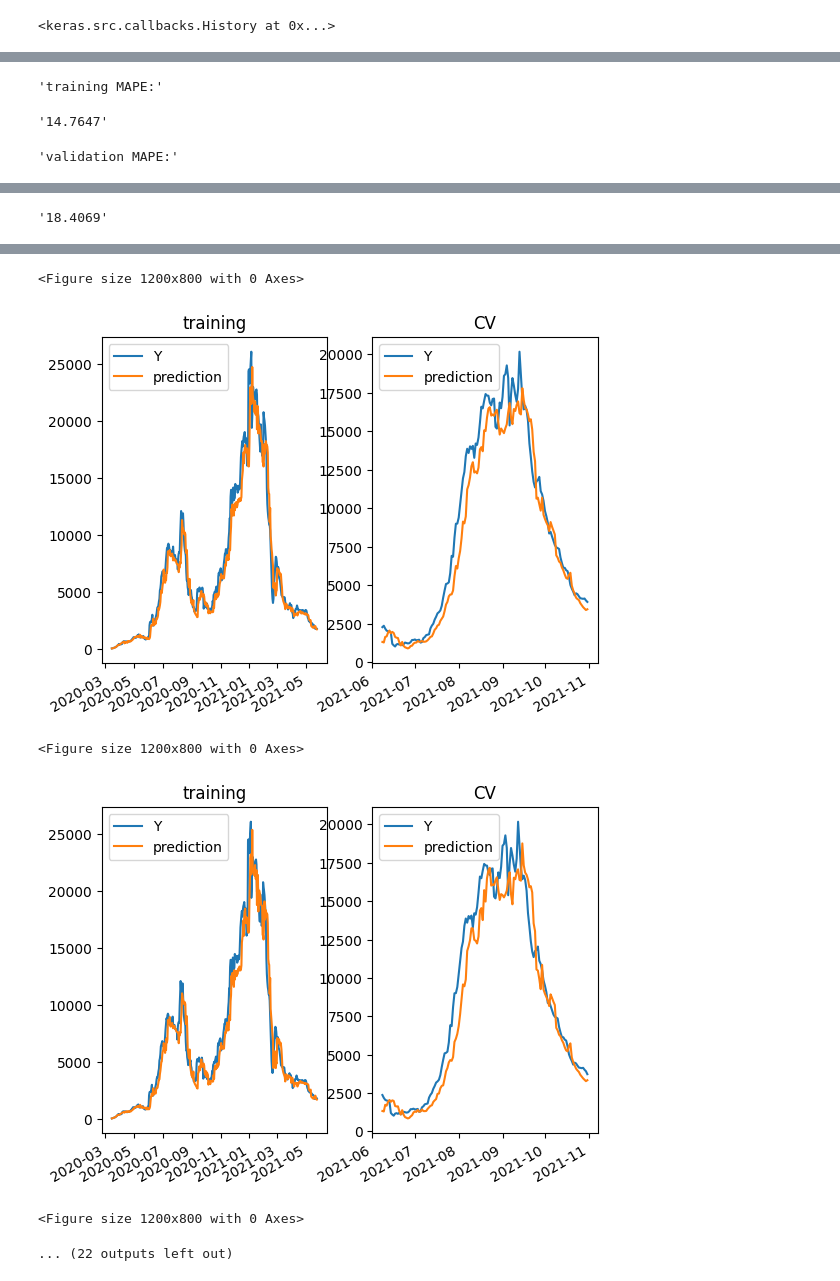
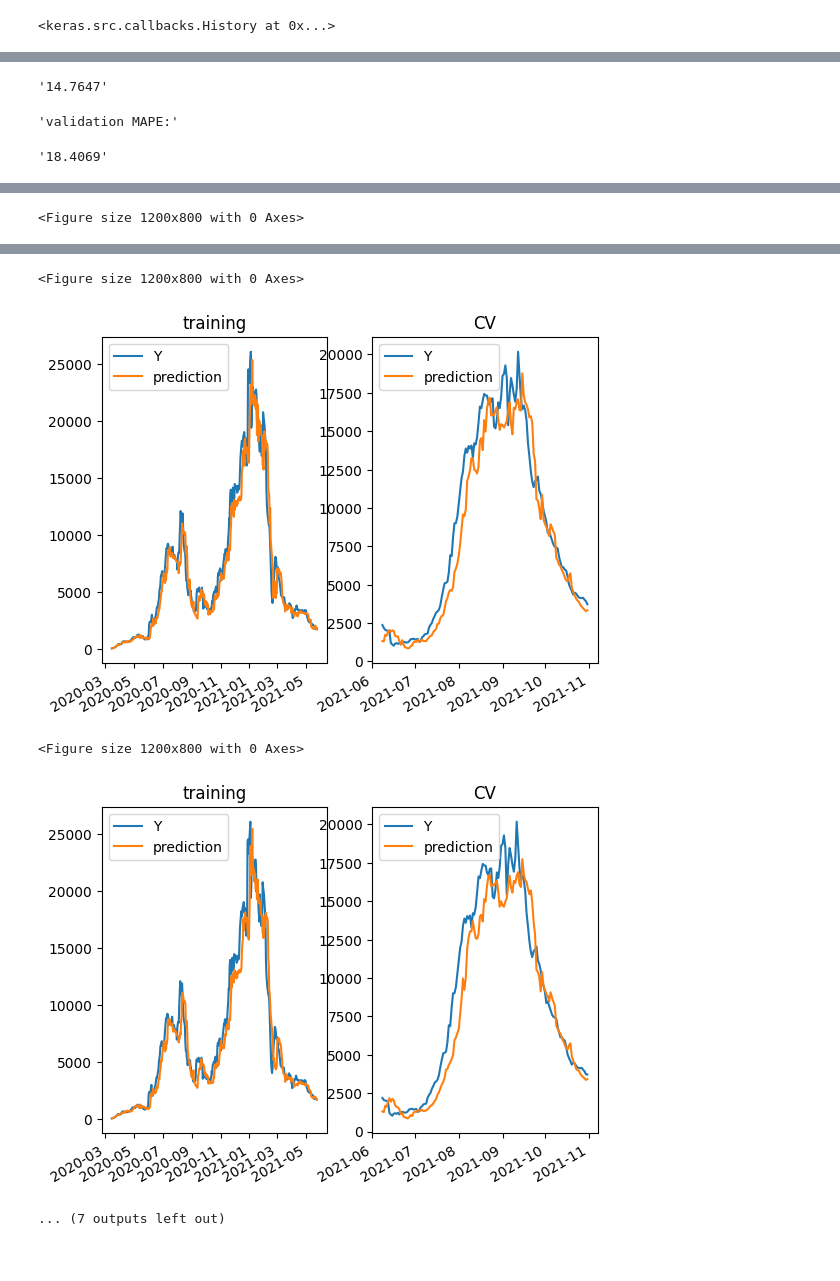
Before and after one commit to harshjpatel/LSTM, a Jupyter notebook: LSTM.ipynb, the cells around one changed output, grey strips where cells are left out. Saved outputs shown, nothing was run; the diff lists cells and outputs as text; code cells hidden in the pictures.

```diff
--- a/LSTM.ipynb
+++ b/LSTM.ipynb
@@ -358,7 +358,9 @@ Epoch 100/100
 Y_pred_train = model.predict(generator_train)
 Y_pred_CV = model.predict(generator_CV)
 
-display(len(Y_pred_CV))
+# display(len(Y_pred_CV))
+# print(window_size)
+# print(len(Y_pred_train), len(dates_train))
 
 mean_sqr_error = np.mean(
     [np.abs(Y_train[window_size:] - Y_pred_train) / Y_train[window_size:]]
@@ -386,15 +388,15 @@ for i in range(prediction_length):
     fig.autofmt_xdate()
     plt.show()
 
-for i in range(7):
-    fig = plt.figure()
-    plt.figure(figsize=(12, 8))
-    ax1 = fig.add_subplot()
-    ax1.plot(dates_CV[window_size + i:window_size + i + prediction_length], Y_CV[window_size + i], label='Y')
-    ax1.plot(dates_CV[window_size + i:window_size + i + prediction_length], Y_pred_CV[i], label='prediction')
-    ax1.legend()
-    fig.autofmt_xdate()
-    plt.show()
-    plt.close(fig)
+# for i in range(7):
+#     fig = plt.figure()
+#     plt.figure(figsize=(12, 8))
+#     ax1 = fig.add_subplot()
+#     ax1.plot(dates_CV[window_size + i:window_size + i + prediction_length], Y_CV[window_size + i], label='Y')
+#     ax1.plot(dates_CV[window_size + i:window_size + i + prediction_length], Y_pred_CV[i], label='prediction')
+#     ax1.legend()
+#     fig.autofmt_xdate()
+#     plt.show()
+#     plt.close(fig)
 # %% [output]
 4/4 [==============================] - 0s 13ms/step
@@ -403,3 +405,3 @@ for i in range(7):
-'training MAPE:'
+'14.7647'
-'14.7647'
+'validation MAPE:'
-'validation MAPE:'
+'18.4069'
@@ -406 +409 @@ for i in range(7):
-'18.4069'
+<Figure size 1200x800 with 0 Axes>
@@ -408,6 +411,5 @@ for i in range(7):
 <Figure size 1200x800 with 0 Axes>
-[figure]
+[figure]
 <Figure size 1200x800 with 0 Axes>
-[figure]
+[figure, added]
-<Figure size 1200x800 with 0 Axes>
+... (7 outputs left out)
-... (22 outputs left out)
```
Also changed, not shown: parts of 1 cell of this notebook.
